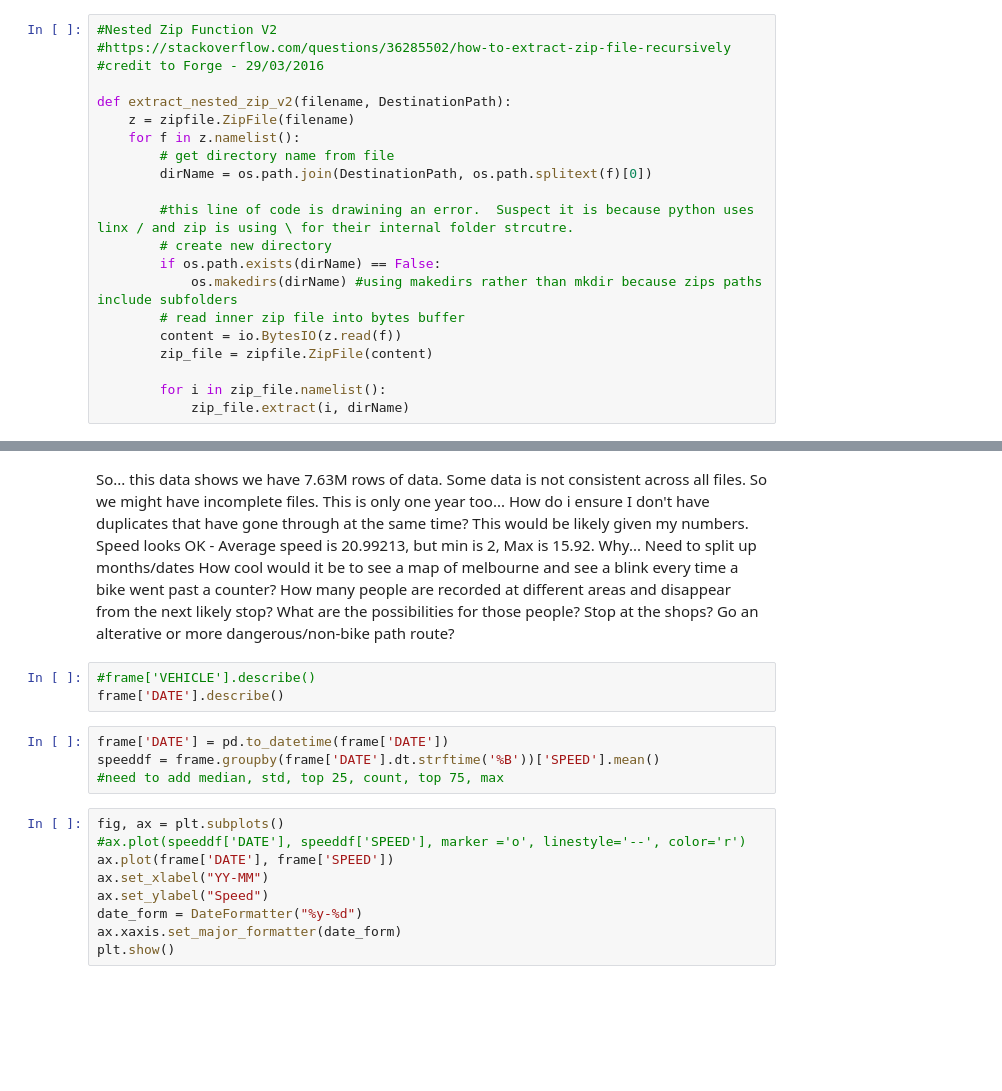
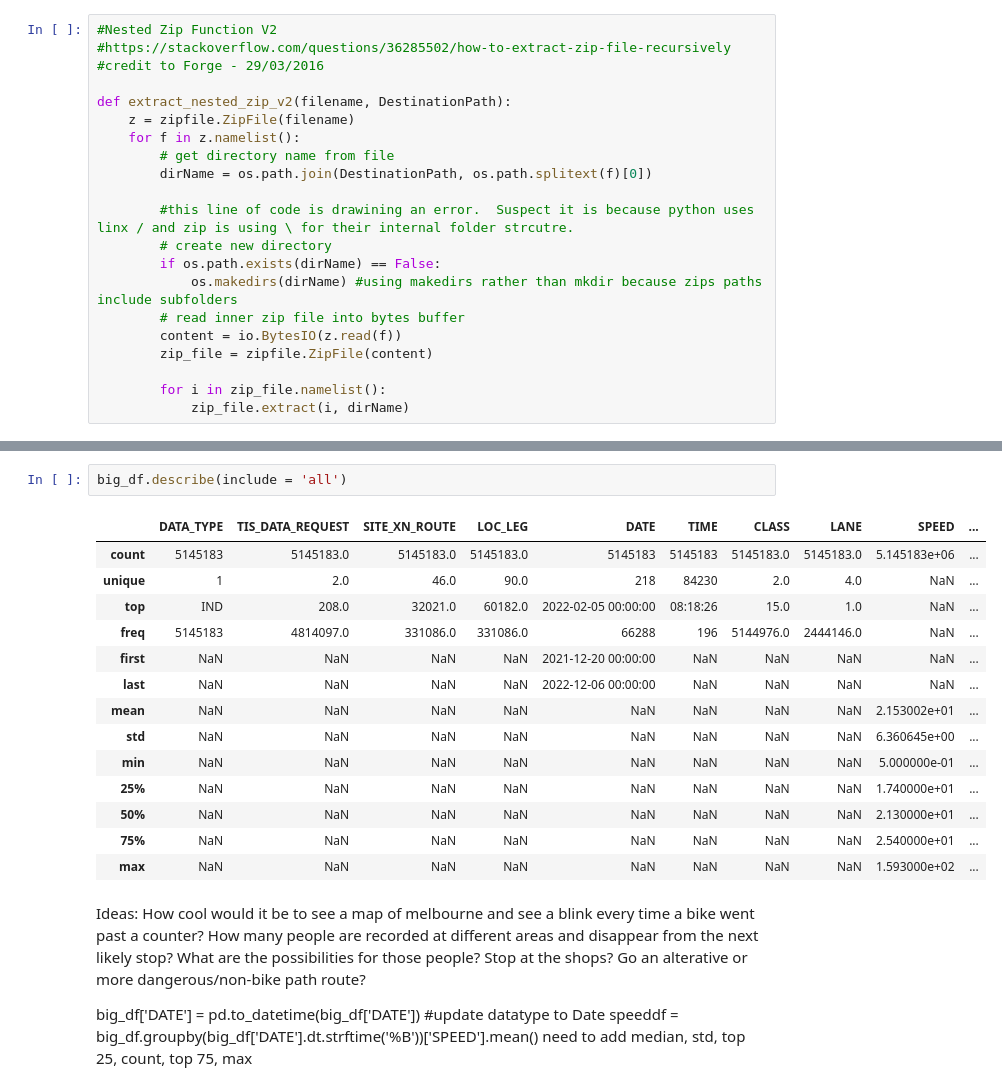
Before and after one commit to Crow2525-pp/BikePath, a Jupyter notebook: BikePath.ipynb, the cells around one changed output, grey strips where cells are left out. Saved outputs shown, nothing was run; the diff lists cells and outputs as text; blank space fills up the shorter version.

```diff
--- a/BikePath.ipynb
+++ b/BikePath.ipynb
@@ -265,21 +440,25 @@ frame.describe()
+# %%
+big_df.describe(include = 'all')
+# %% [output]
+|  | DATA_TYPE | TIS_DATA_REQUEST | SITE_XN_ROUTE | LOC_LEG | DATE | TIME | CLASS | LANE | SPEED | ... |
+| count | 5145183 | 5145183.0 | 5145183.0 | 5145183.0 | 5145183 | 5145183 | 5145183.0 | 5145183.0 | 5.145183e+06 | ... |
+| unique | 1 | 2.0 | 46.0 | 90.0 | 218 | 84230 | 2.0 | 4.0 | NaN | ... |
+| top | IND | 208.0 | 32021.0 | 60182.0 | 2022-02-05 00:00:00 | 08:18:26 | 15.0 | 1.0 | NaN | ... |
+| freq | 5145183 | 4814097.0 | 331086.0 | 331086.0 | 66288 | 196 | 5144976.0 | 2444146.0 | NaN | ... |
+| first | NaN | NaN | NaN | NaN | 2021-12-20 00:00:00 | NaN | NaN | NaN | NaN | ... |
+| last | NaN | NaN | NaN | NaN | 2022-12-06 00:00:00 | NaN | NaN | NaN | NaN | ... |
+| mean | NaN | NaN | NaN | NaN | NaN | NaN | NaN | NaN | 2.153002e+01 | ... |
+| std | NaN | NaN | NaN | NaN | NaN | NaN | NaN | NaN | 6.360645e+00 | ... |
+| min | NaN | NaN | NaN | NaN | NaN | NaN | NaN | NaN | 5.000000e-01 | ... |
+| 25% | NaN | NaN | NaN | NaN | NaN | NaN | NaN | NaN | 1.740000e+01 | ... |
+| 50% | NaN | NaN | NaN | NaN | NaN | NaN | NaN | NaN | 2.130000e+01 | ... |
+| 75% | NaN | NaN | NaN | NaN | NaN | NaN | NaN | NaN | 2.540000e+01 | ... |
+| max | NaN | NaN | NaN | NaN | NaN | NaN | NaN | NaN | 1.593000e+02 | ... |
 # %% [markdown]
-So... this data shows we have 7.63M rows of data. Some data is not consistent across all files.  So we might have incomplete files.  This is only one year too...
-How do i ensure I don't have duplicates that have gone through at the same time?  This would be likely given my numbers.  Speed looks OK - Average speed is 20.99213, but min is 2, Max is 15.92.  Why...  Need to split up months/dates
+Ideas:
 How cool would it be to see a map of melbourne and see a blink every time a bike went past a counter?
 How many people are recorded at different areas and disappear from the next likely stop?  What are the possibilities for those people?  Stop at the shops?  Go an alterative or more dangerous/non-bike path route?
+
+big_df['DATE'] = pd.to_datetime(big_df['DATE']) #update datatype to Date
+speeddf = big_df.groupby(big_df['DATE'].dt.strftime('%B'))['SPEED'].mean()
+need to add median, std, top 25, count, top 75, max
-# %%
-#frame['VEHICLE'].describe()
-frame['DATE'].describe()
-# %%
-frame['DATE'] = pd.to_datetime(frame['DATE'])
-speeddf = frame.groupby(frame['DATE'].dt.strftime('%B'))['SPEED'].mean()
-#need to add median, std, top 25, count, top 75, max
-# %%
-fig, ax = plt.subplots()
-#ax.plot(speeddf['DATE'], speeddf['SPEED'], marker ='o', linestyle='--', color='r')
-ax.plot(frame['DATE'], frame['SPEED'])
-ax.set_xlabel("YY-MM")
-ax.set_ylabel("Speed")
-date_form = DateFormatter("%y-%d")
-ax.xaxis.set_major_formatter(date_form)
-plt.show()
```
Also changed, not shown: parts of 25 cells of this notebook, 1 other file.
